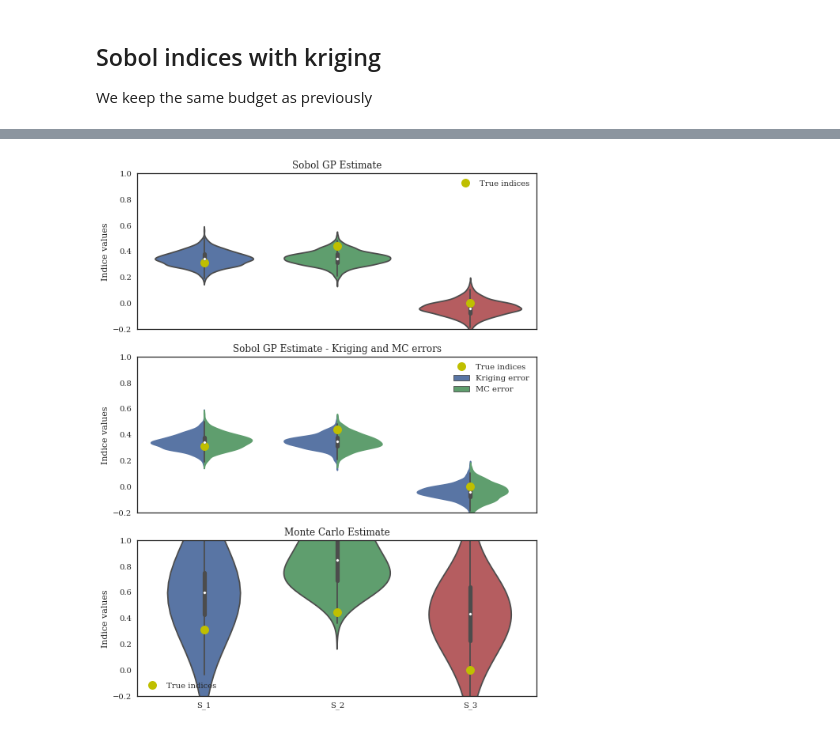
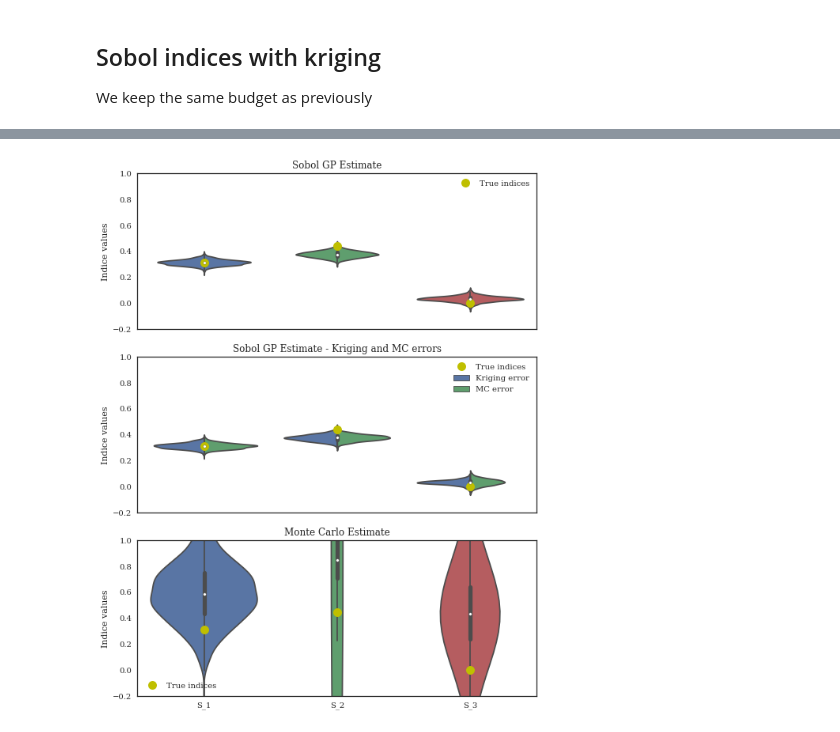
Before and after one commit to josephmure/otshapley, a Jupyter notebook: examples/kriking/kriging-sobol-ishigami-init.ipynb, the cells around one changed output, grey strips where cells are left out. Saved outputs shown, nothing was run; the diff lists cells and outputs as text; code cells hidden in the pictures.

```diff
--- a/examples/kriking/kriging-sobol-ishigami-init.ipynb
+++ b/examples/kriking/kriging-sobol-ishigami-init.ipynb
@@ -27,7 +24,7 @@ input_distribution = ot.ComposedDistribution(margins, copula)
 # %% [markdown]
 ## Sobol indices with MC
 # %%
-max_budget = 200
+max_budget = 50
 n_sample = int(max_budget/(2*dim))
 n_boot = 1000
 
@@ -60,0 +58,6 @@ Wall time: 9.57 s
+# %%
+%%time
+n_realization = 500
+n_boot = 1000
+n_sample_mc = 100
+first_indices = kriging.compute_indices(n_sample=n_sample_mc, n_realization=n_realization, n_boot=n_boot)
@@ -98,34 +107,34 @@ first_indices_mc.shape
 # %%
-df_indices = create_df_from_gp_indices(first_indices)
+df_indices_gp = create_df_from_gp_indices(first_indices)
 df_indices_mc = create_df_from_indices(first_indices_mc)
 # %%
 fig, axes = plt.subplots(3, 1, sharex=True, sharey=True, figsize=(8, 10))
 ylim = [-.2, 1.]
 
 ax = axes[0]
-sns.violinplot(x='Variables', y='Indice values', data=df_indices, ax=ax, gridsize=500)
+sns.violinplot(x='Variables', y='Indice values', data=df_indices_gp, ax=ax, gridsize=500)
 ax.set_xlabel('')
 ax.plot(ishigami_true_indices, 'yo', markersize=11, label='True indices')
 ax.set_title('Sobol GP Estimate')
 ax.legend(loc=0)
 ax.set_ylim(ylim)
 
 ax = axes[1]
-sns.violinplot(x='Variables', y='Indice values', data=df_indices, hue='Error', ax=ax, split=True, gridsize=500)
+sns.violinplot(x='Variables', y='Indice values', data=df_indices_gp, hue='Error', ax=ax, split=True, gridsize=500)
 ax.set_xlabel('')
 ax.plot(ishigami_true_indices, 'yo', markersize=11, label='True indices')
 ax.set_title('Sobol GP Estimate - Kriging and MC errors')
 ax.legend(loc=0)
 ax.set_ylim(ylim)
 
 ax = axes[2]
 sns.violinplot(x='Variables', y='Indice values', data=df_indices_mc, ax=ax, split=True, gridsize=500)
 ax.set_xlabel('')
 ax.plot(ishigami_true_indices, 'yo', markersize=11, label='True indices')
 ax.set_title('Monte Carlo Estimate')
 ax.legend(loc=0)
 ax.set_ylim(ylim)
 
 fig.tight_layout()
 # %% [output]
-[figure, old version]
+[figure, new version]
```
Also changed, not shown: parts of 11 cells of this notebook, 20 other files.
